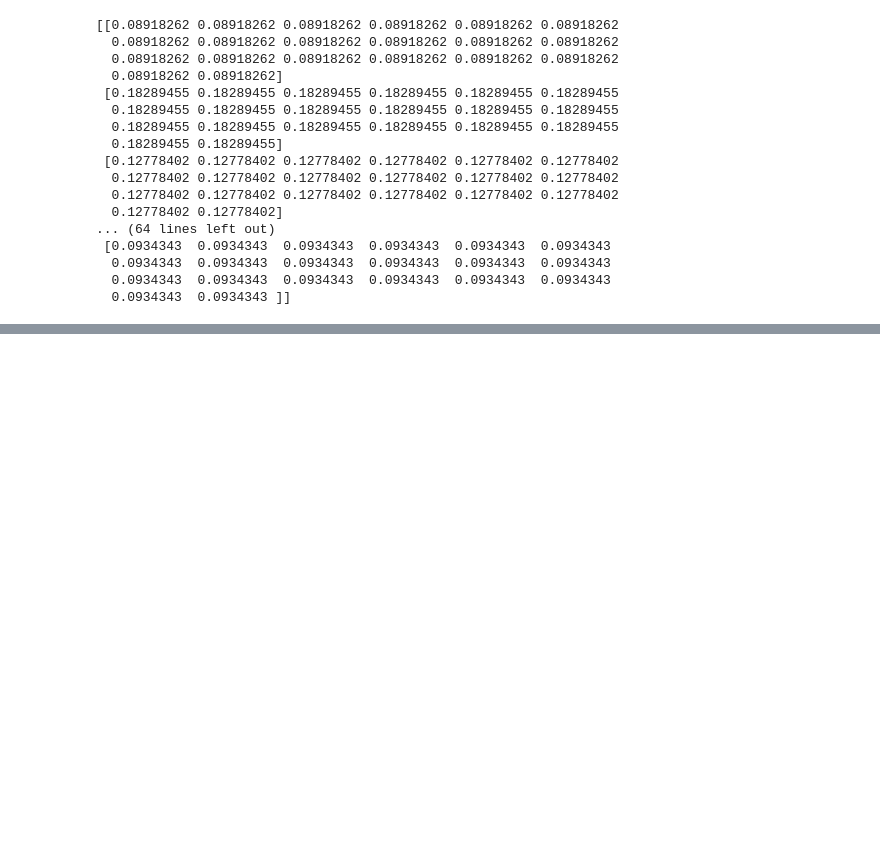
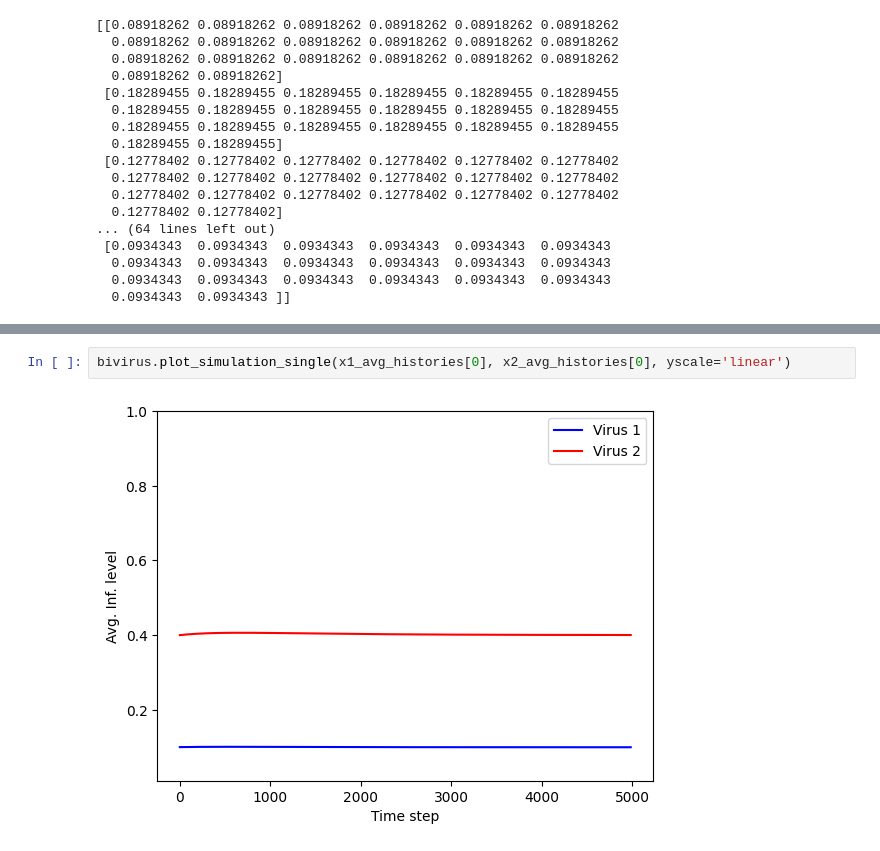
Before and after one commit to mrhoggboss/Discrete-time-competitive-bivirus-SIS, a Jupyter notebook: experiment_Theorem7.ipynb, the cells around one changed output, grey strips where cells are left out. Cells and saved outputs as stored; diff of their text form; blank space fills up the shorter version.

```diff
--- a/experiment_Theorem7.ipynb
+++ b/experiment_Theorem7.ipynb
@@ -151 +151,5 @@ Main loop Converged at iteration 4523
 [figure]
+# %%
+bivirus.plot_simulation_single(x1_avg_histories[0], x2_avg_histories[0], yscale='linear')
+# %% [output]
+[figure, added]
```
Also changed, not shown: parts of 2 cells of this notebook, 3 other files.
